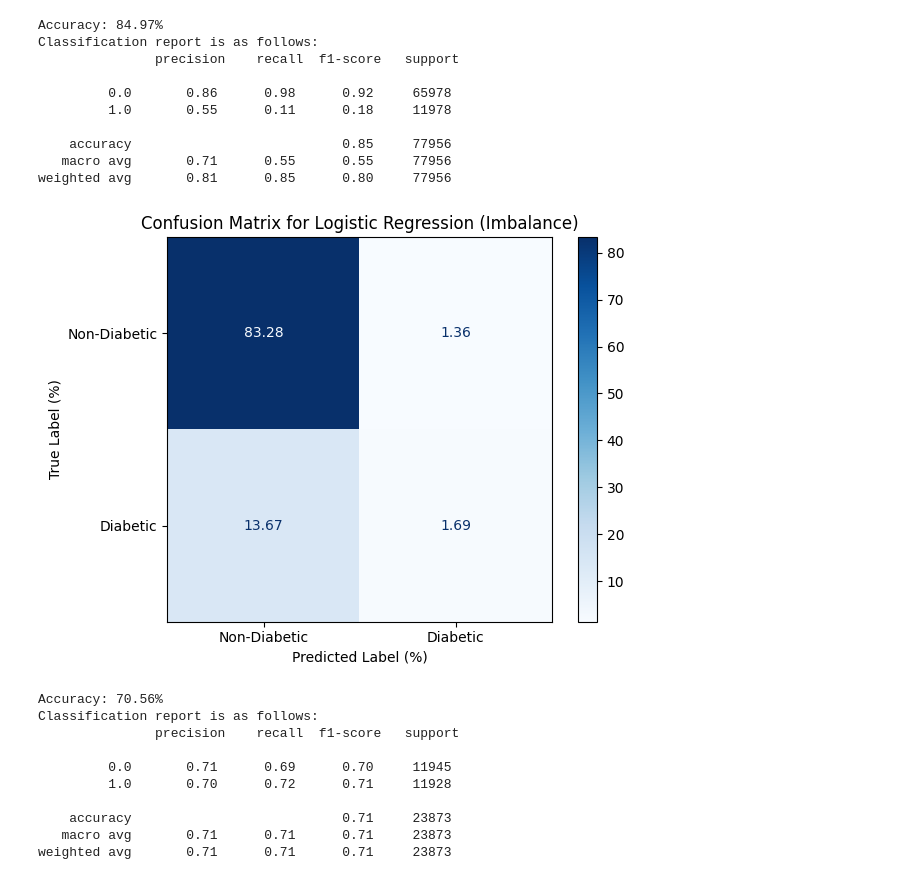
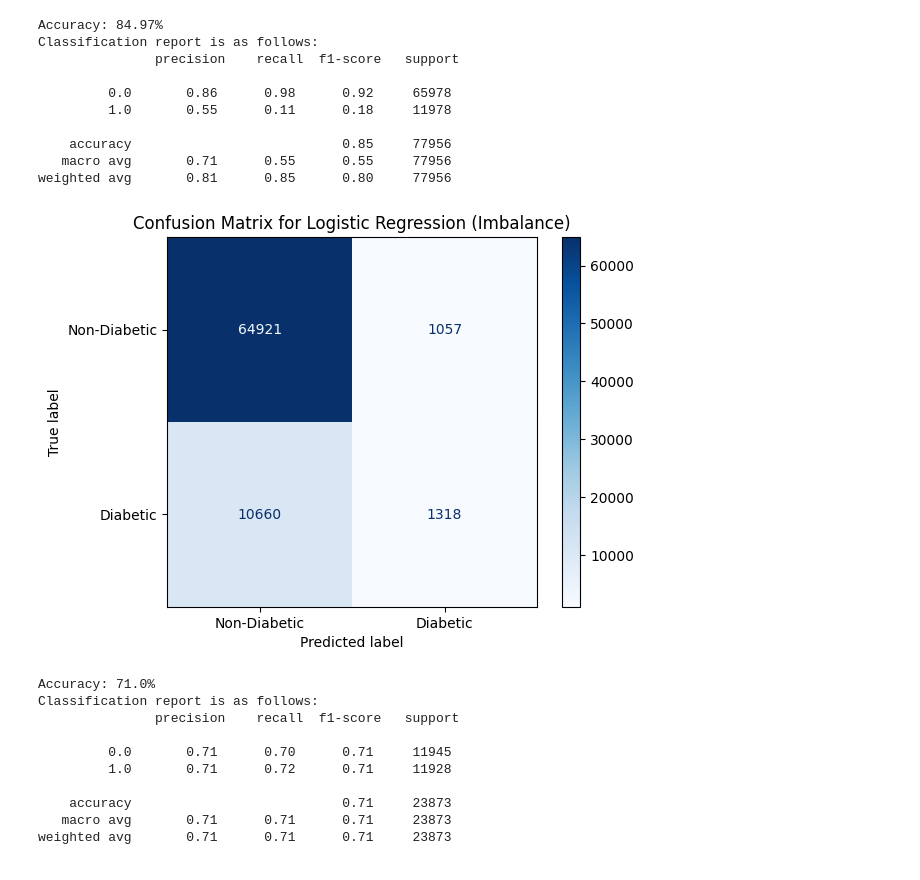
Before and after one commit to troytoy/Project_DA01, a Jupyter notebook: DA01_Project(Final).ipynb, the cells around one changed output. Drawn from its saved outputs; the diff is of its cells as text; code cells hidden in the pictures.

```diff
--- a/DA01_Project(Final).ipynb
+++ b/DA01_Project(Final).ipynb
@@ -1041,42 +1155,38 @@ weighted avg       0.81      0.85      0.80     77956
 # %%
 from sklearn.metrics import confusion_matrix, ConfusionMatrixDisplay
 
 # Generate Confusion Matrix
 cm = confusion_matrix(y_test, y_pred)
-cm_percent = cm.astype('float') / cm.sum() * 100
-disp = ConfusionMatrixDisplay(confusion_matrix=cm_percent, display_labels=['Non-Diabetic', 'Diabetic'])
+disp = ConfusionMatrixDisplay(confusion_matrix=cm, display_labels=['Non-Diabetic', 'Diabetic'])
 
 # Plot the Confusion Matrix
-disp.plot(cmap='Blues', values_format='.2f')
+disp.plot(cmap='Blues', values_format='d')
 plt.title("Confusion Matrix for Logistic Regression (Imbalance)")
-plt.xlabel("Predicted Label (%)")
-plt.ylabel("True Label (%)")
-plt.tight_layout()
 plt.show()
 # %% [output]
-[figure, old version]
+[figure, new version]
 # %%
 # split data into training and testing sets
-x2 = data_balanced[top5]
-y2 = data_balanced['Diabetes_Status']
+x = data_balanced[top5]
+y = data_balanced['Diabetes_Status']
 
-x2_train, x2_test, y2_train, y2_test = train_test_split(x2, y2, test_size=0.3, random_state=24)
+x_train, x_test, y_train, y_test = train_test_split(x, y, test_size=0.3, random_state=24)
 
 # train a logistic regression model
-model_final2 = LogisticRegression()
-model_final2.fit(x2_train, y2_train)
+model_final = LogisticRegression()
+model_final.fit(x_train, y_train)
 
 # evaluate the model
-y2_pred = model_final2.predict(x2_test)
-print(f'Accuracy: {round(accuracy_score(y2_test, y2_pred)*100,2)}%')
-print('Classification report is as follows: \n', classification_report(y2_test, y2_pred))
+y_pred = model_final.predict(x_test)
+print(f'Accuracy: {round(accuracy_score(y_test, y_pred)*100,2)}%')
+print('Classification report is as follows: \n', classification_report(y_test, y_pred))
 # %% [output]
-Accuracy: 70.56%
+Accuracy: 71.0%
 Classification report is as follows:
                precision    recall  f1-score   support
 
-         0.0       0.71      0.69      0.70     11945
-         1.0       0.70      0.72      0.71     11928
+         0.0       0.71      0.70      0.71     11945
+         1.0       0.71      0.72      0.71     11928
 
     accuracy                           0.71     23873
    macro avg       0.71      0.71      0.71     23873
```
Also changed, not shown: parts of 31 cells of this notebook, 1 other file.
